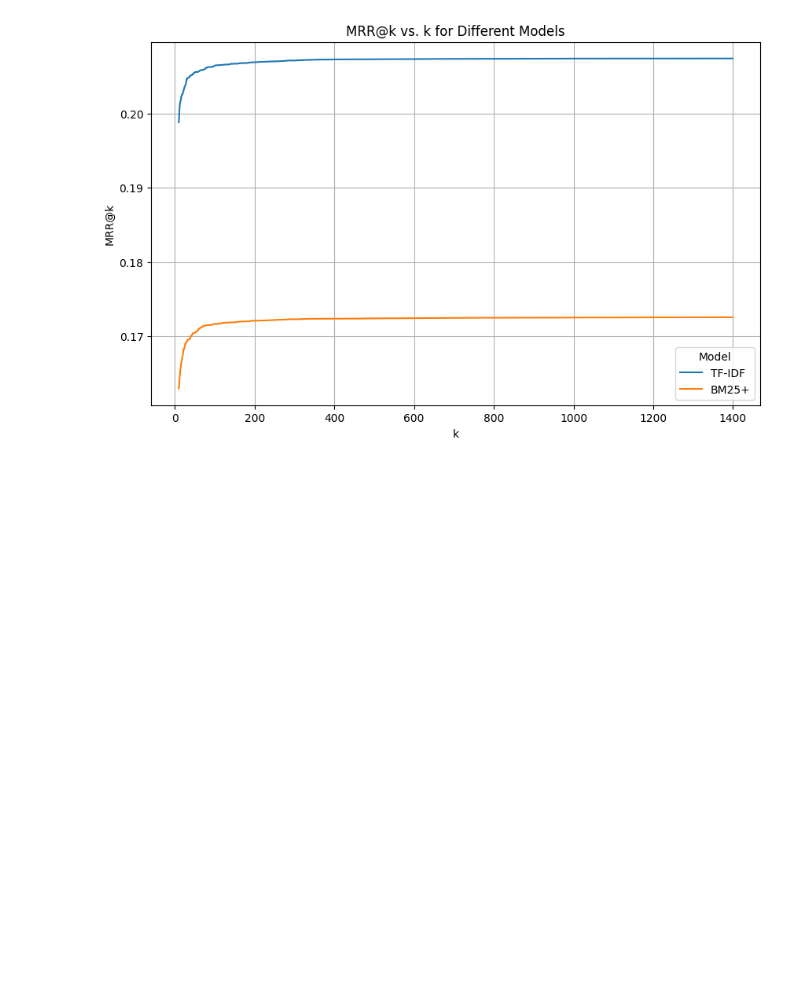
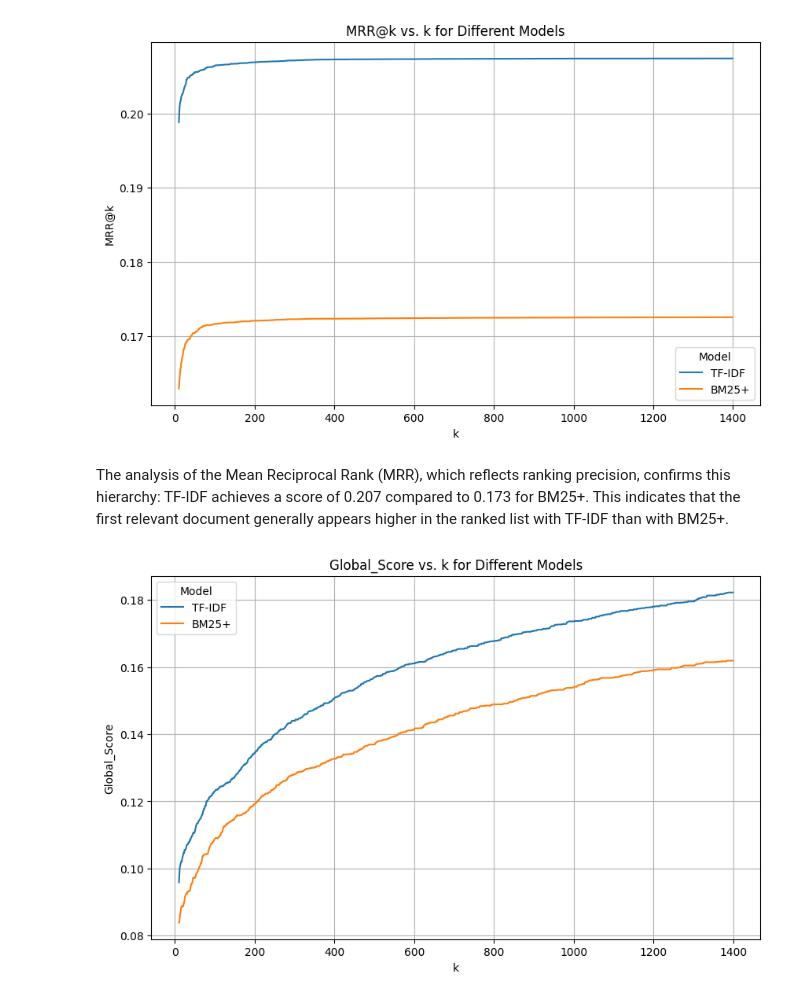
Before and after one commit to AbdelkarimElm/information-retrieval-engine, a Jupyter notebook: information_retrieval_engine.ipynb, the cells around one changed output. Drawn from its saved outputs; the diff is of its cells as text; code cells hidden in the pictures; blank space fills up the shorter version.

```diff
--- a/information_retrieval_engine.ipynb
+++ b/information_retrieval_engine.ipynb
@@ -1902,3 +1902,27 @@ plt.grid(True)
 plt.show()
 # %% [output]
 [figure]
+# %% [markdown]
+The analysis of the Mean Reciprocal Rank (MRR), which reflects ranking precision, confirms this hierarchy: TF-IDF achieves a score of 0.207 compared to 0.173 for BM25+. This indicates that the first relevant document generally appears higher in the ranked list with TF-IDF than with BM25+.
+# %%
+import matplotlib.pyplot as plt
+import seaborn as sns
+
+# Plot Global Score for both models
+plt.figure(figsize=(10, 6))
+
+sns.lineplot(
+    data=results_df,
+    x="k",
+    y="Global_Score",
+    hue="Model"   # Compare models (TF-IDF vs BM25+)
+)
+
+plt.title("Global_Score vs. k for Different Models")
+plt.xlabel("k")
+plt.ylabel("Global_Score")
+plt.grid(True)
+
+plt.show()
+# %% [output]
+[figure, added]
```
